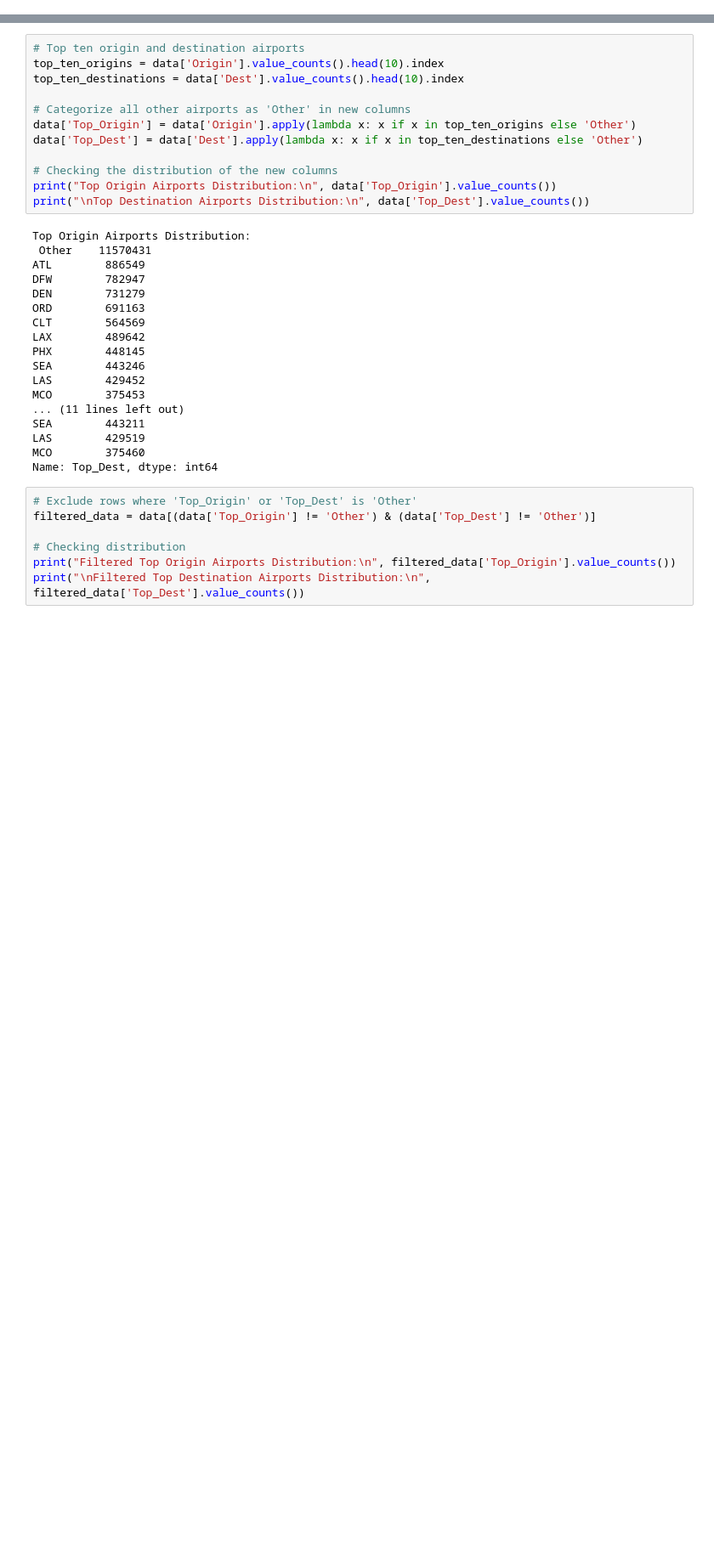
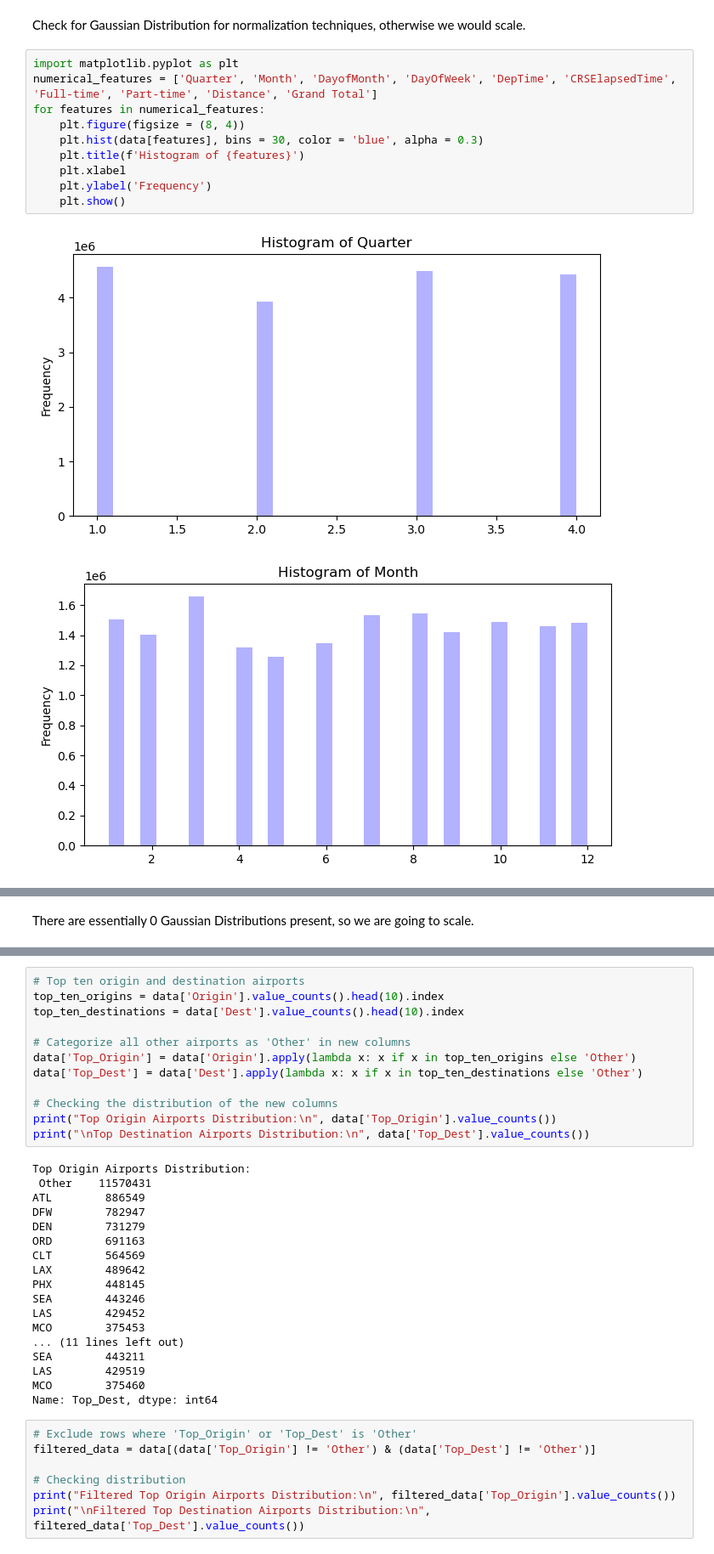
Before and after one commit to NedKost/MS-AAI-501-Team-Project, a Jupyter notebook: Neural_NetFlight.ipynb, the cells around one changed output, grey strips where cells are left out. Shown: that part at 85% size. Saved outputs shown, nothing was run; the diff lists cells and outputs as text; blank space fills up the shorter version.

```diff
--- a/Neural_NetFlight.ipynb
+++ b/Neural_NetFlight.ipynb
@@ -27,0 +44,15 @@ None
+# %% [markdown]
+Check for Gaussian Distribution for normalization techniques, otherwise we would scale.
+# %%
+import matplotlib.pyplot as plt
+numerical_features = ['Quarter', 'Month', 'DayofMonth', 'DayOfWeek', 'DepTime', 'CRSElapsedTime', 'Full-time', 'Part-time', 'Distance', 'Grand Total']
+for features in numerical_features:
+    plt.figure(figsize = (8, 4))
+    plt.hist(data[features], bins = 30, color = 'blue', alpha = 0.3)
+    plt.title(f'Histogram of {features}')
+    plt.xlabel
+    plt.ylabel('Frequency')
+    plt.show()
+# %% [output]
+[figure, added]
+[figure, added]
@@ -28,3 +67,5 @@ None
+# %% [markdown]
+There are essentially 0 Gaussian Distributions present, so we are going to scale.
 # %%
 # Number of unique values in the 'Origin' column
 unique_origins = data['Origin'].nunique()
```
Also changed, not shown: parts of 39 cells of this notebook.
